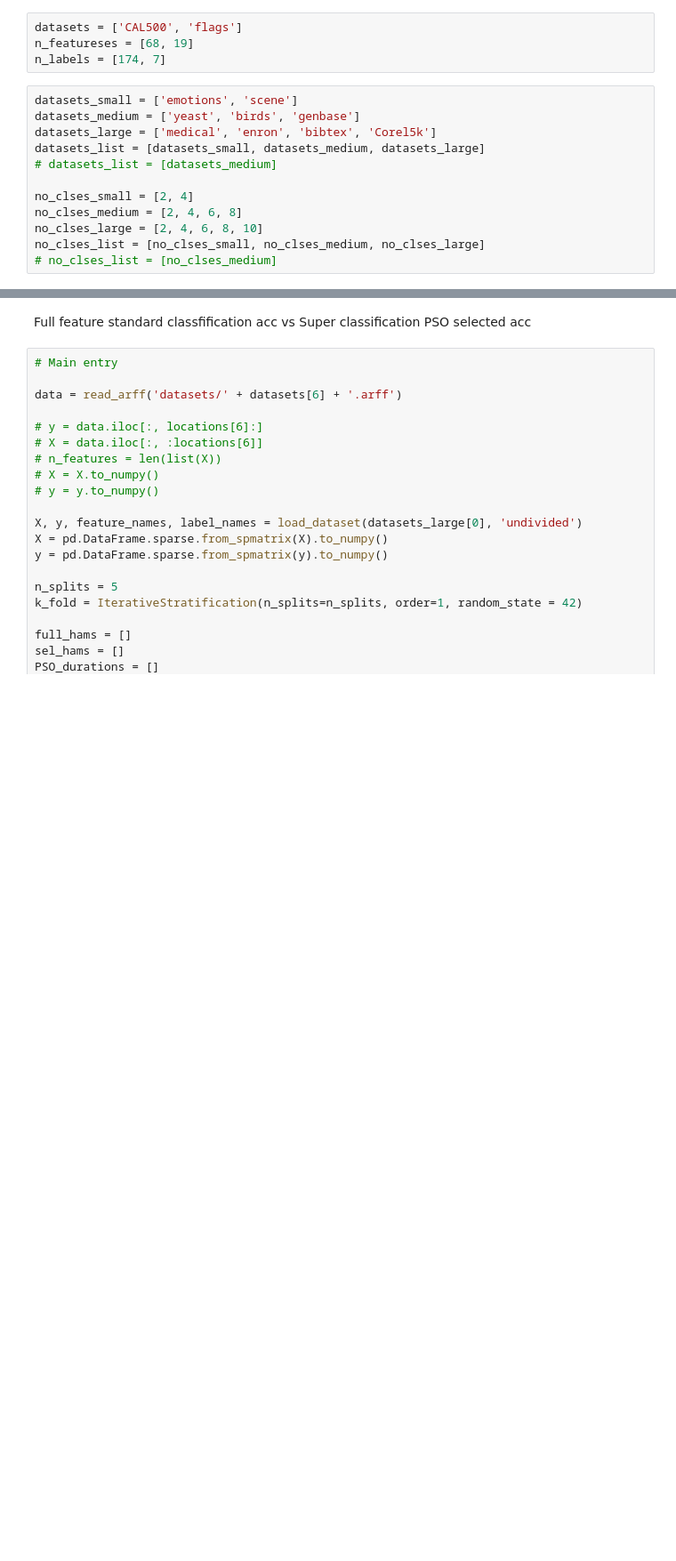
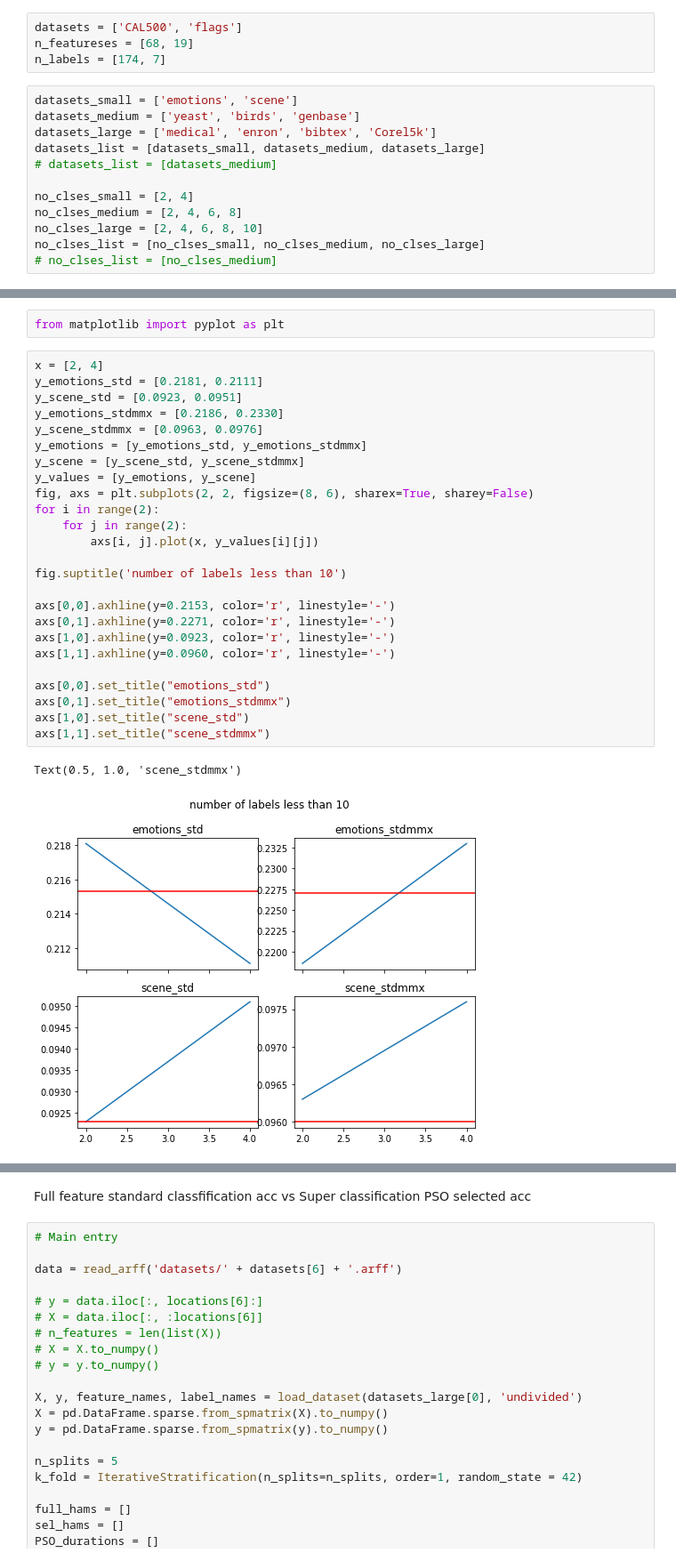
Before and after one commit to faylu-nz/Super_label_PSO_ML_FS, a Jupyter notebook: super_label.ipynb, the cells around one changed output, grey strips where cells are left out. Shown at 89% size. Drawn from its saved outputs; the diff is of its cells as text; blank space fills up the shorter version.

```diff
--- a/super_label.ipynb
+++ b/super_label.ipynb
@@ -788,0 +691,30 @@ ax4.plot(x, y_Corel5k)
+# %%
+from matplotlib import pyplot as plt
+# %%
+x = [2, 4]
+y_emotions_std = [0.2181, 0.2111]
+y_scene_std = [0.0923, 0.0951]
+y_emotions_stdmmx = [0.2186, 0.2330]
+y_scene_stdmmx = [0.0963, 0.0976]
+y_emotions = [y_emotions_std, y_emotions_stdmmx]
+y_scene = [y_scene_std, y_scene_stdmmx]
+y_values = [y_emotions, y_scene]
+fig, axs = plt.subplots(2, 2, figsize=(8, 6), sharex=True, sharey=False)
+for i in range(2):
+    for j in range(2):
+        axs[i, j].plot(x, y_values[i][j])
+
+fig.suptitle('number of labels less than 10')
+
+axs[0,0].axhline(y=0.2153, color='r', linestyle='-')
+axs[0,1].axhline(y=0.2271, color='r', linestyle='-')
+axs[1,0].axhline(y=0.0923, color='r', linestyle='-')
+axs[1,1].axhline(y=0.0960, color='r', linestyle='-')
+
+axs[0,0].set_title("emotions_std")
+axs[0,1].set_title("emotions_stdmmx")
+axs[1,0].set_title("scene_std")
+axs[1,1].set_title("scene_stdmmx")
+# %% [output]
+Text(0.5, 1.0, 'scene_stdmmx')
+[figure, added]
```
Also changed, not shown: parts of 15 cells of this notebook, 3 other files.
